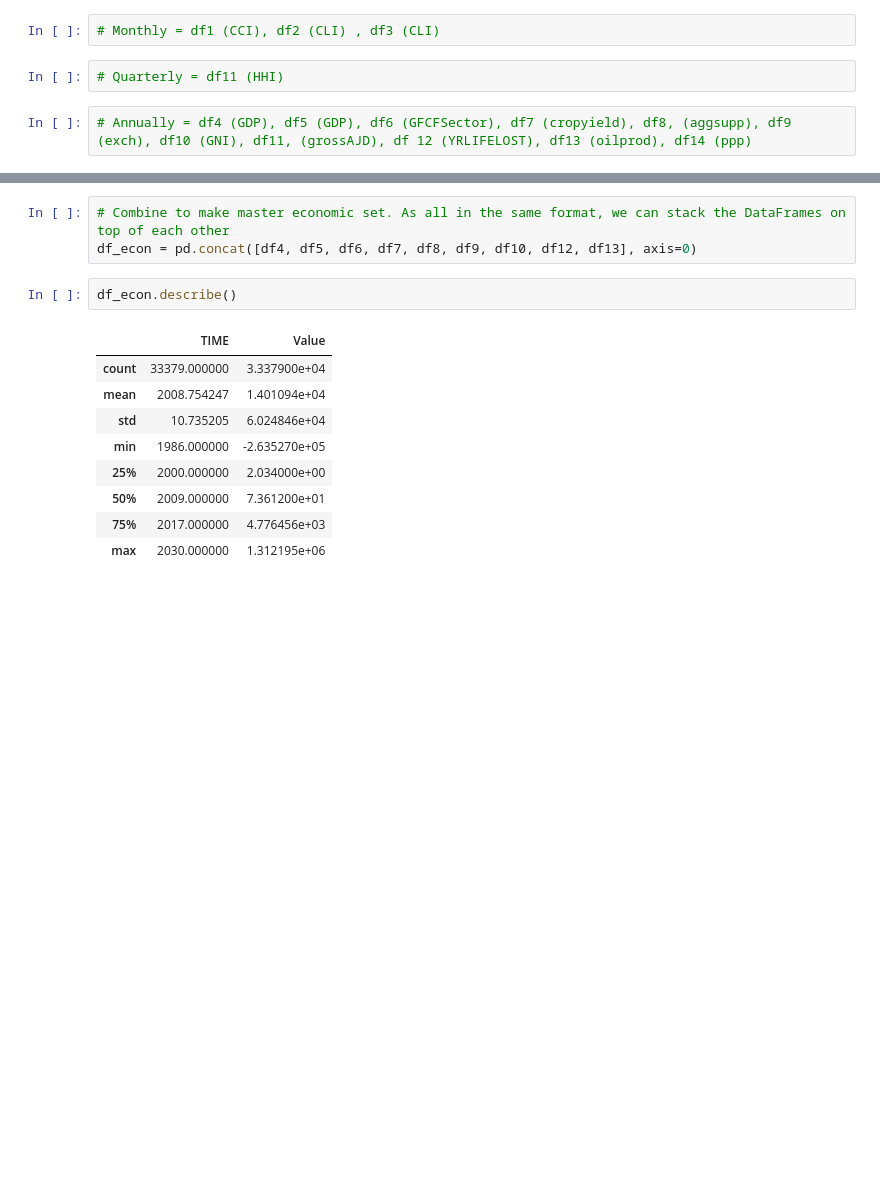
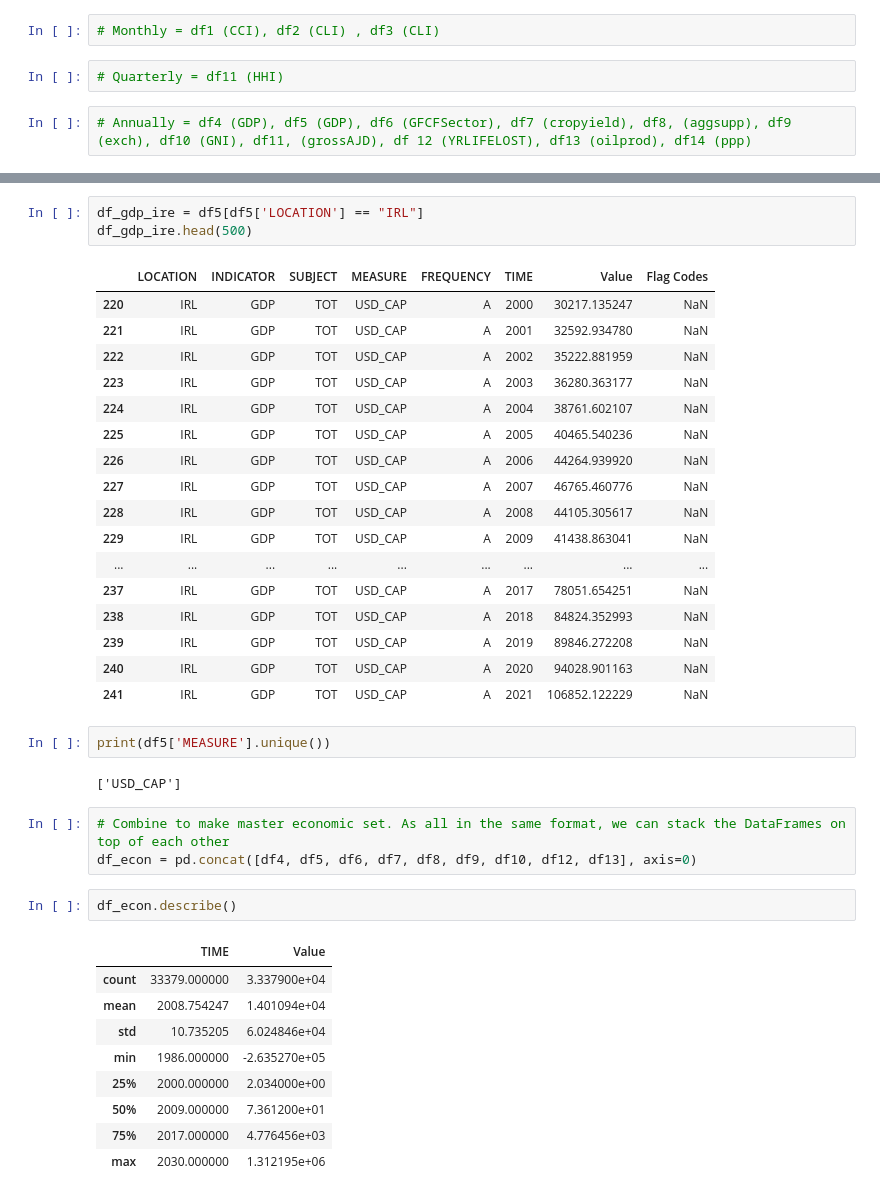
Before and after one commit to sba22218/MSc_GitHub_CA2, a Jupyter notebook: Report-1.ipynb, the cells around one changed output, grey strips where cells are left out. Cells and saved outputs as stored; diff of their text form; blank space fills up the shorter version.

```diff
--- a/Report-1.ipynb
+++ b/Report-1.ipynb
@@ -65,3 +62,28 @@ df11.tail(50)
+# %%
+df_gdp_ire = df5[df5['LOCATION'] == "IRL"]
+df_gdp_ire.head(500)
+# %% [output]
+|  | LOCATION | INDICATOR | SUBJECT | MEASURE | FREQUENCY | TIME | Value | Flag Codes |
+| 220 | IRL | GDP | TOT | USD_CAP | A | 2000 | 30217.135247 | NaN |
+| 221 | IRL | GDP | TOT | USD_CAP | A | 2001 | 32592.934780 | NaN |
+| 222 | IRL | GDP | TOT | USD_CAP | A | 2002 | 35222.881959 | NaN |
+| 223 | IRL | GDP | TOT | USD_CAP | A | 2003 | 36280.363177 | NaN |
+| 224 | IRL | GDP | TOT | USD_CAP | A | 2004 | 38761.602107 | NaN |
+| 225 | IRL | GDP | TOT | USD_CAP | A | 2005 | 40465.540236 | NaN |
+| 226 | IRL | GDP | TOT | USD_CAP | A | 2006 | 44264.939920 | NaN |
+| 227 | IRL | GDP | TOT | USD_CAP | A | 2007 | 46765.460776 | NaN |
+| 228 | IRL | GDP | TOT | USD_CAP | A | 2008 | 44105.305617 | NaN |
+| 229 | IRL | GDP | TOT | USD_CAP | A | 2009 | 41438.863041 | NaN |
+| ... | ... | ... | ... | ... | ... | ... | ... | ... |
+| 237 | IRL | GDP | TOT | USD_CAP | A | 2017 | 78051.654251 | NaN |
+| 238 | IRL | GDP | TOT | USD_CAP | A | 2018 | 84824.352993 | NaN |
+| 239 | IRL | GDP | TOT | USD_CAP | A | 2019 | 89846.272208 | NaN |
+| 240 | IRL | GDP | TOT | USD_CAP | A | 2020 | 94028.901163 | NaN |
+| 241 | IRL | GDP | TOT | USD_CAP | A | 2021 | 106852.122229 | NaN |
+# %%
+print(df5['MEASURE'].unique())
+# %% [output]
+['USD_CAP']
 # %%
 # Combine to make master economic set. As all in the same format, we can stack the DataFrames on top of each other
 df_econ = pd.concat([df4, df5, df6, df7, df8, df9, df10, df12, df13], axis=0)
```
Also changed, not shown: parts of 47 cells of this notebook.
